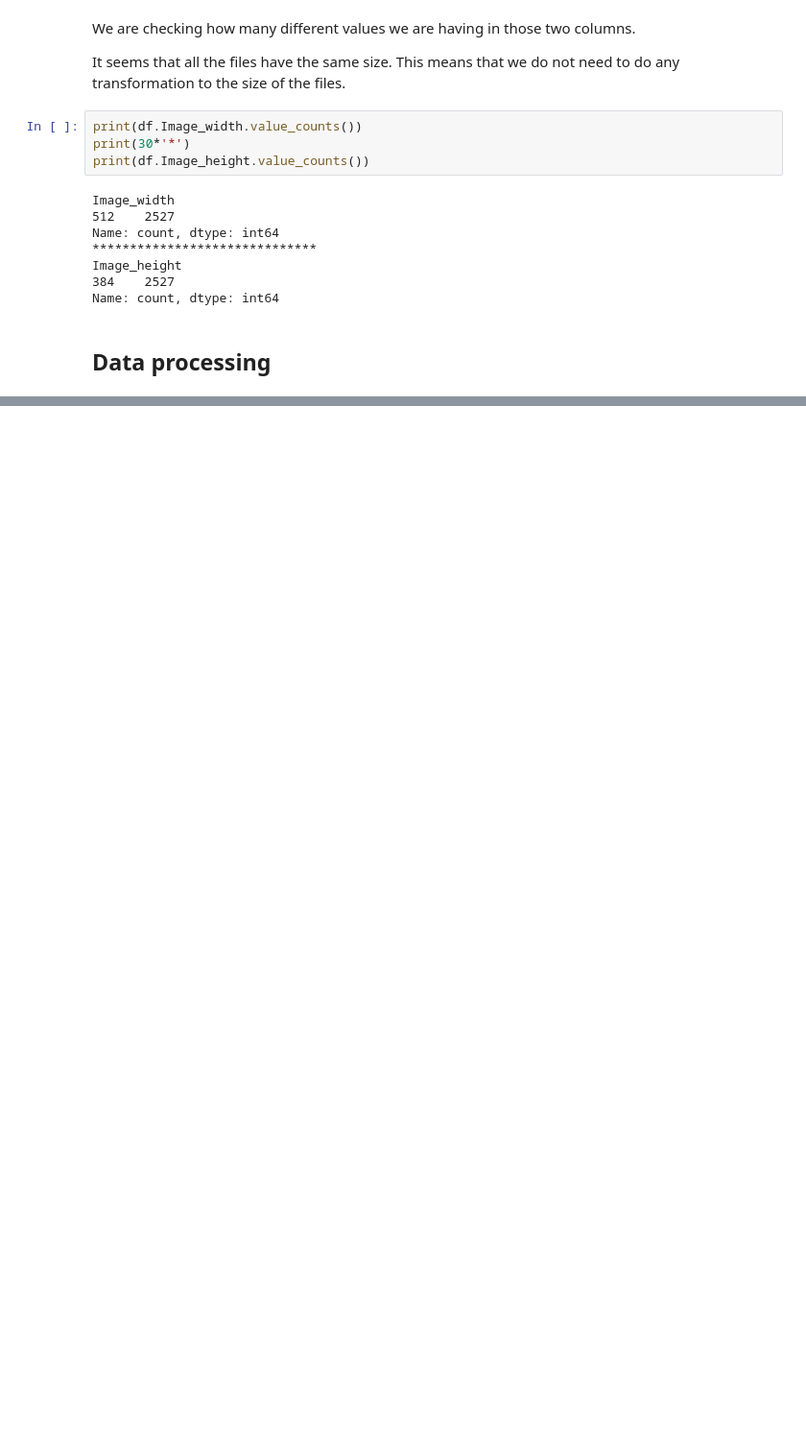
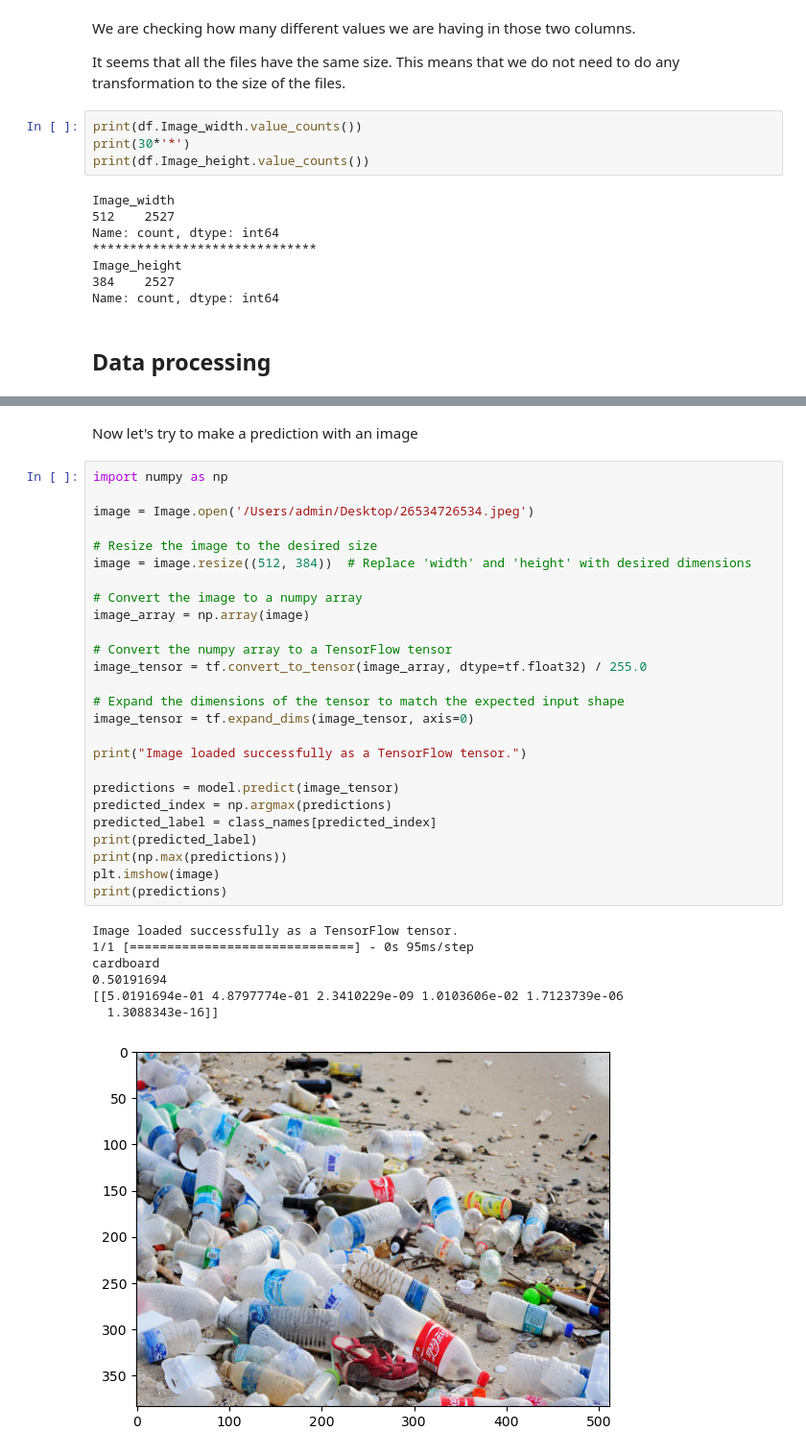
Before and after one commit to AndreiDebreceni/ai-garbage-image-classification, a Jupyter notebook: garbage-image-classification.ipynb, the cells around one changed output, grey strips where cells are left out. Shown at 96% size. Saved outputs shown, nothing was run; the diff lists cells and outputs as text; blank space fills up the shorter version.

```diff
--- a/garbage-image-classification.ipynb
+++ b/garbage-image-classification.ipynb
@@ -174,0 +383,36 @@ KeyboardInterrupt:
+# %% [markdown]
+Now let's try to make a prediction with an image
+# %%
+import numpy as np
+
+image = Image.open('/Users/admin/Desktop/26534726534.jpeg')
+
+# Resize the image to the desired size
+image = image.resize((512, 384))  # Replace 'width' and 'height' with desired dimensions
+
+# Convert the image to a numpy array
+image_array = np.array(image)
+
+# Convert the numpy array to a TensorFlow tensor
+image_tensor = tf.convert_to_tensor(image_array, dtype=tf.float32) / 255.0
+
+# Expand the dimensions of the tensor to match the expected input shape
+image_tensor = tf.expand_dims(image_tensor, axis=0)
+
+print("Image loaded successfully as a TensorFlow tensor.")
+
+predictions = model.predict(image_tensor)
+predicted_index = np.argmax(predictions)
+predicted_label = class_names[predicted_index]
+print(predicted_label)
+print(np.max(predictions))
+plt.imshow(image)
+print(predictions)
+# %% [output]
+Image loaded successfully as a TensorFlow tensor.
+1/1 [==============================] - 0s 95ms/step
+cardboard
+0.50191694
+[[5.0191694e-01 4.8797774e-01 2.3410229e-09 1.0103606e-02 1.7123739e-06
+  1.3088343e-16]]
+[figure, added]
```
Also changed, not shown: parts of 31 cells of this notebook, 1 other file.
